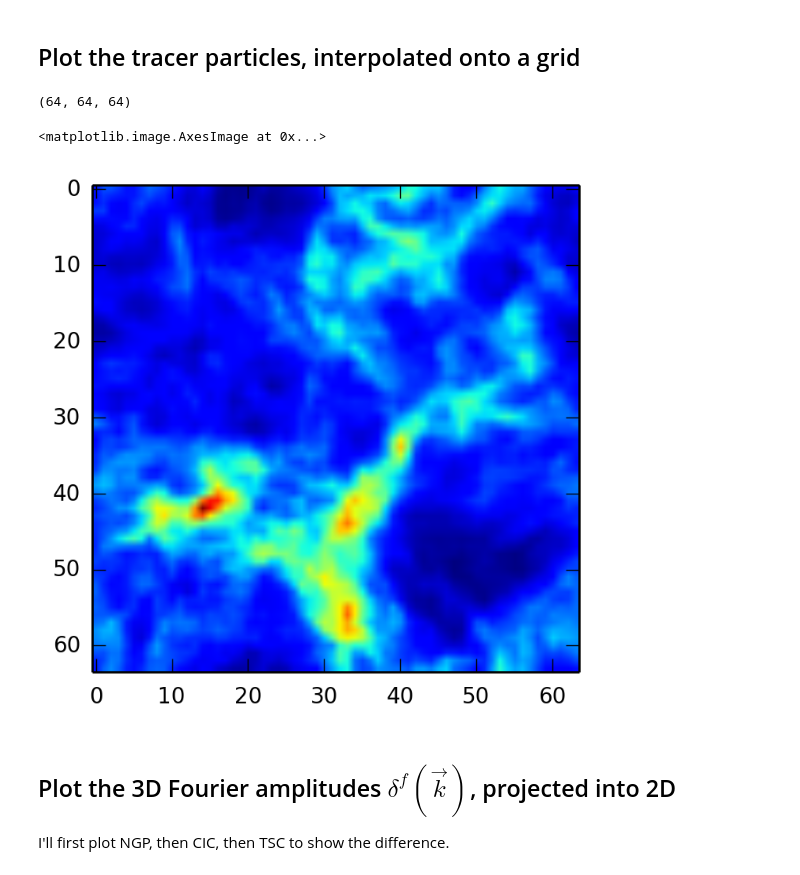
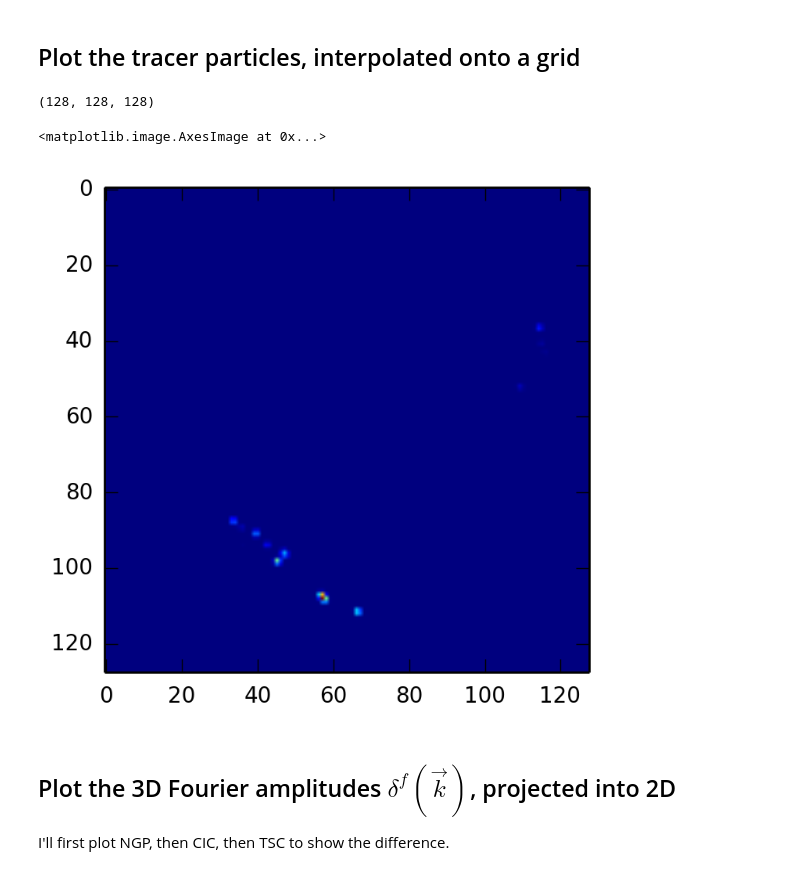
Before and after one commit to brantr/tracer-power, a Jupyter notebook: dfk_turbulence.ipynb, the cells around one changed output. Drawn from its saved outputs; the diff is of its cells as text; code cells hidden in the pictures.

```diff
--- a/dfk_turbulence.ipynb
+++ b/dfk_turbulence.ipynb
@@ -18,21 +18,21 @@ from read_grid_fft import *
 # %%
 #Read in the three dimensional grid, and project it into 2 dimensions
 isnap = 750
-ngrid = 64
+ngrid = 128
 fdir = "./"
 fname = fdir+"tsc.turbulence.%04d.%d.dat" % (isnap,ngrid)
 nx,ny,nz,ixmin,ixmax,iymin,iymax,izmin,izmax,ngp = read_grid_fft(fname)
 print (nx,ny,nz)
 ngpp = np.zeros([nx,ny])
 for i in range(ixmin,ixmax,1):
     for j in range(iymin,iymax,1):
         ngpp[i,j] = np.sum(ngp[i,j,:])
 
 plt.imshow(ngpp.T)
 # %% [output]
-(64, 64, 64)
+(128, 128, 128)
 <matplotlib.image.AxesImage at 0x...>
-[figure, old version]
+[figure, new version]
 # %% [markdown]
 ## Plot the 3D Fourier amplitudes $\delta^f(\vec{k})$, projected into 2D
 
```
Also changed, not shown: parts of 5 cells of this notebook.
